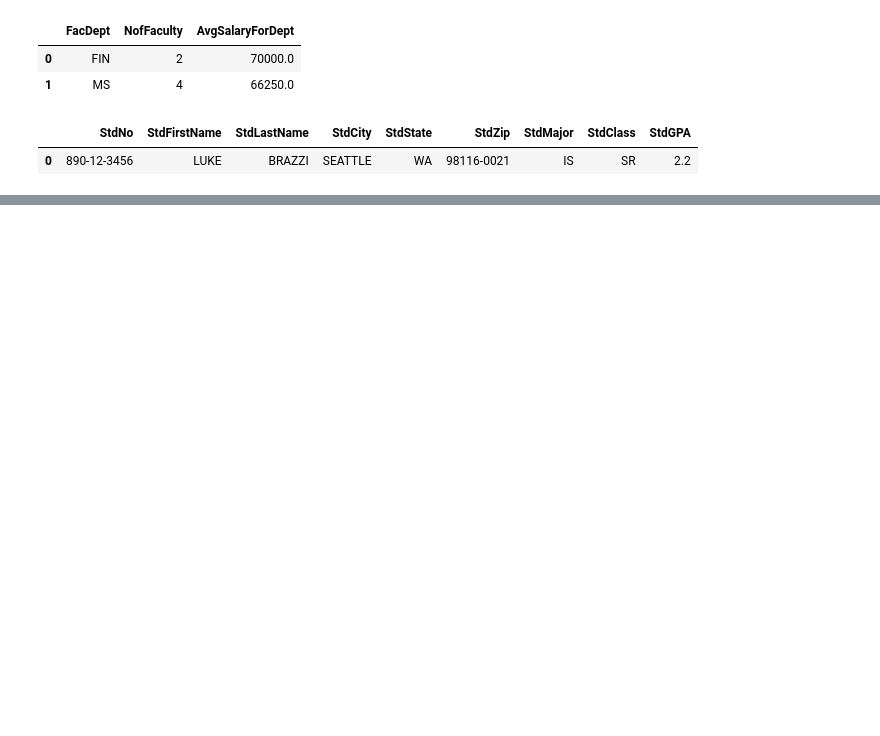
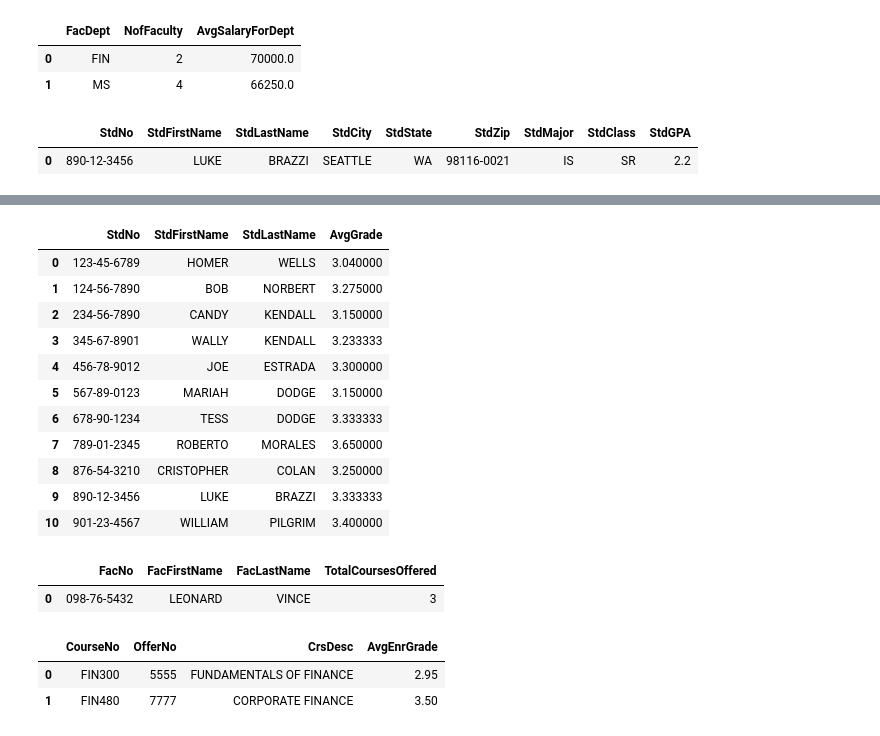
Before and after one commit to ogut77/University, a Jupyter notebook: Homework4.ipynb, the cells around one changed output, grey strips where cells are left out. Cells and saved outputs as stored; diff of their text form; code cells hidden in the pictures; blank space fills up the shorter version.

```diff
--- a/Homework4.ipynb
+++ b/Homework4.ipynb
@@ -173,0 +219,46 @@ Q11
+# %%
+
+#Question 13-Calculate average EnrGrade for each student.Add Student Name and Last name as well.
+#Hint: Use Group by
+txt='''
+
+'''
+Q13 =  psql.sqldf(txt)
+Q13
+# %% [output]
+|  | StdNo | StdFirstName | StdLastName | AvgGrade |
+| 0 | 123-45-6789 | HOMER | WELLS | 3.040000 |
+| 1 | 124-56-7890 | BOB | NORBERT | 3.275000 |
+| 2 | 234-56-7890 | CANDY | KENDALL | 3.150000 |
+| 3 | 345-67-8901 | WALLY | KENDALL | 3.233333 |
+| 4 | 456-78-9012 | JOE | ESTRADA | 3.300000 |
+| 5 | 567-89-0123 | MARIAH | DODGE | 3.150000 |
+| 6 | 678-90-1234 | TESS | DODGE | 3.333333 |
+| 7 | 789-01-2345 | ROBERTO | MORALES | 3.650000 |
+| 8 | 876-54-3210 | CRISTOPHER | COLAN | 3.250000 |
+| 9 | 890-12-3456 | LUKE | BRAZZI | 3.333333 |
+| 10 | 901-23-4567 | WILLIAM | PILGRIM | 3.400000 |
+# %%
+#Query 14-Get number of course and the name of Faculty(FacNo,FacFirstName, FacLastName)
+# who is teachning the most number of course
+#Note: Use Limit 1 for this question although there is better answer.
+txt='''
+
+'''
+Q14=  psql.sqldf(txt)
+Q14
+# %% [output]
+|  | FacNo | FacFirstName | FacLastName | TotalCoursesOffered |
+| 0 | 098-76-5432 | LEONARD | VINCE | 3 |
+# %%
+#Question 15-List CourseNo,OfferNo,Course Name
+#	and avarage EnrGrade for the courses taught by  NICKI MACON.
+txt='''
+
+'''
+Q15 =  psql.sqldf(txt)
+Q15
+# %% [output]
+|  | CourseNo | OfferNo | CrsDesc | AvgEnrGrade |
+| 0 | FIN300 | 5555 | FUNDAMENTALS OF FINANCE | 2.95 |
+| 1 | FIN480 | 7777 | CORPORATE FINANCE | 3.50 |
```
Also changed, not shown: parts of 22 cells of this notebook.
